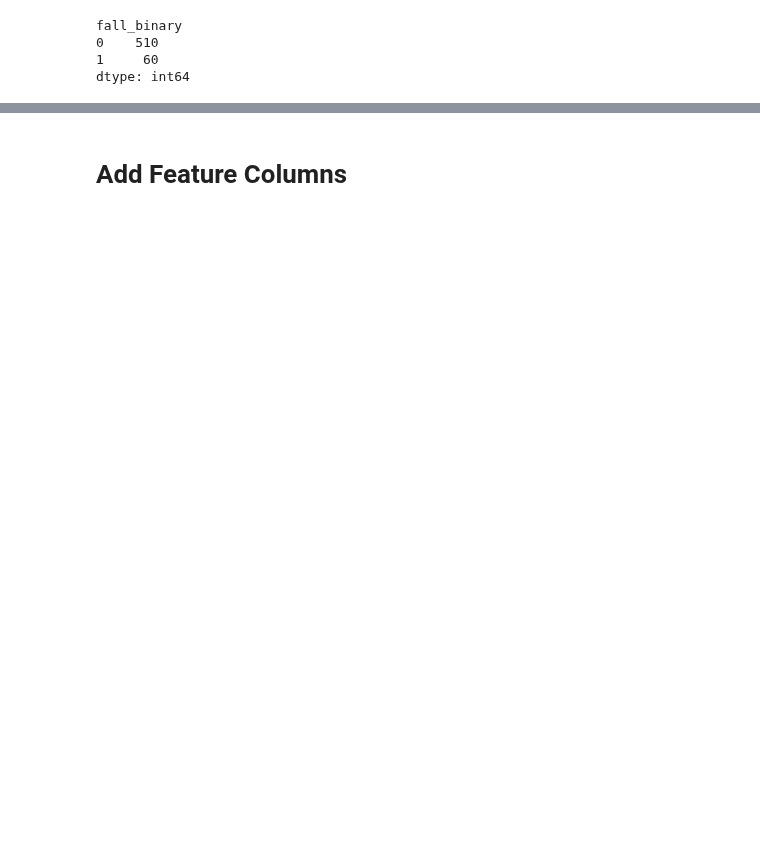
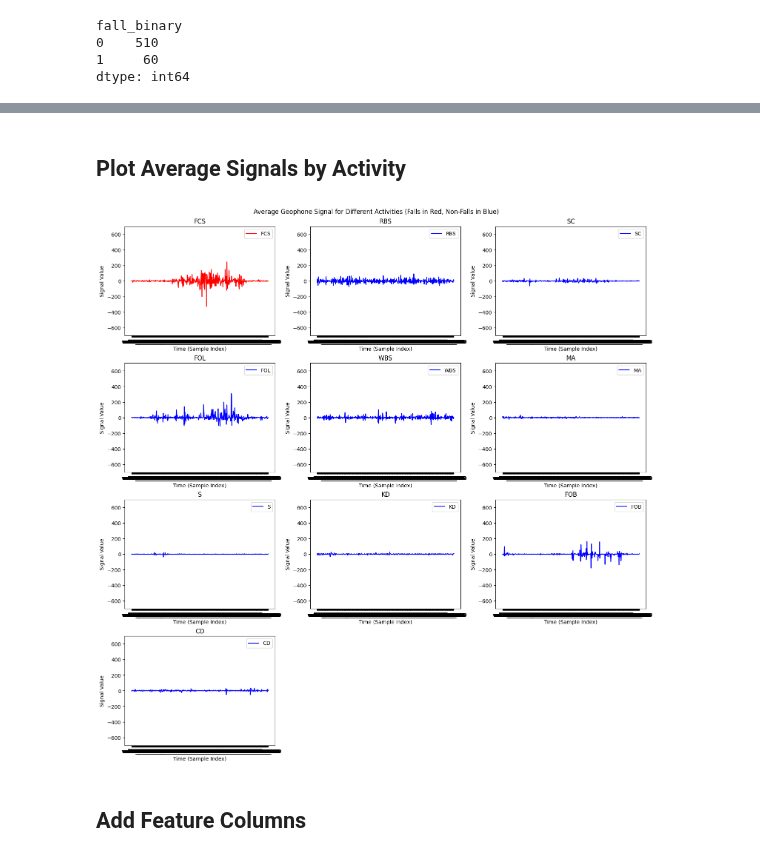
Before and after one commit to AdrianDaeschlein/master, a Jupyter notebook: eda_prep/eda_prep.ipynb, the cells around one changed output, grey strips where cells are left out. Saved outputs shown, nothing was run; the diff lists cells and outputs as text; code cells hidden in the pictures; blank space fills up the shorter version.

```diff
--- a/eda_prep/eda_prep.ipynb
+++ b/eda_prep/eda_prep.ipynb
@@ -166,3 +230,70 @@ dtype: int64
+# %% [markdown]
+## Plot Average Signals by Activity
+# %%
+def plot_average_signals(df, hardware):
+    """
+    Plots the average geophone signal for each activity in the dataset.
+    Falls are colored red, non-falls are blue.
+
+    The mean signal is computed by summing all signals and dividing by the number of samples.
+
+    Parameters:
+    - df (pd.DataFrame): The input dataframe containing geophone data.
+    - hardware (str): The hardware device used to collect the data.
+
+    Returns:
+    - None (Displays the plots)
+    """
+    # Get unique activities
+    activities = df['activity'].unique()
+    num_activities = len(activities)
+
+    # Compute the number of rows and columns for the grid layout
+    cols = 3  # Define the number of columns
+    rows = (num_activities // cols) + (num_activities % cols > 0)
+
+    # Compute global y-axis limits
+    y_min, y_max = -700, 700
+
+    # Create the figure and subplots
+    fig, axes = plt.subplots(rows, cols, figsize=(15, 15), constrained_layout=True)
+    axes = axes.flatten()  # Flatten to handle any number of subplots
+
+    # Iterate over activities and plot
+    for i, activity in enumerate(activities):
+        ax = axes[i]
+
+        # Get the fall_binary status for the current activity
+        fall_status = df.loc[df['activity'] == activity, 'fall_binary'].values[0]  # Get first occurrence
+        color = 'red' if fall_status == 1 else 'blue'
+
+        # Filter the dataset for the current activity
+        activity_data = df[df['activity'] == activity]
+
+        # Compute the true mean signal (sum all signals and divide by sample count)
+        total_signal = activity_data.iloc[:, 6:].sum(axis=0)
+        num_samples = len(activity_data)
+        mean_signal = total_signal / num_samples if num_samples > 0 else total_signal  # Avoid division by zero
+
+        # Plot the average signal
+        ax.plot(mean_signal, label=f"{activity}", color=color)
+        ax.set_title(f"{activity}")
+        ax.set_xlabel("Time (Sample Index)")
+        ax.set_ylabel("Signal Value")
+        ax.set_ylim(y_min, y_max)
+        ax.legend()
+
+    # Hide any unused subplots
+    for j in range(i + 1, len(axes)):
+        fig.delaxes(axes[j])
+
+    plt.suptitle(f"Average {hardware} Signal for Different Activities (Falls in Red, Non-Falls in Blue)")
+    plt.show()
+
+# Example usage:
+plot_average_signals(df_geophone, 'Geophone')
+# %% [output]
+[figure, added]
 # %% [markdown]
-# Add Feature Columns
+## Add Feature Columns
 # %%
```
Also changed, not shown: parts of 36 cells of this notebook, 1 other file.
